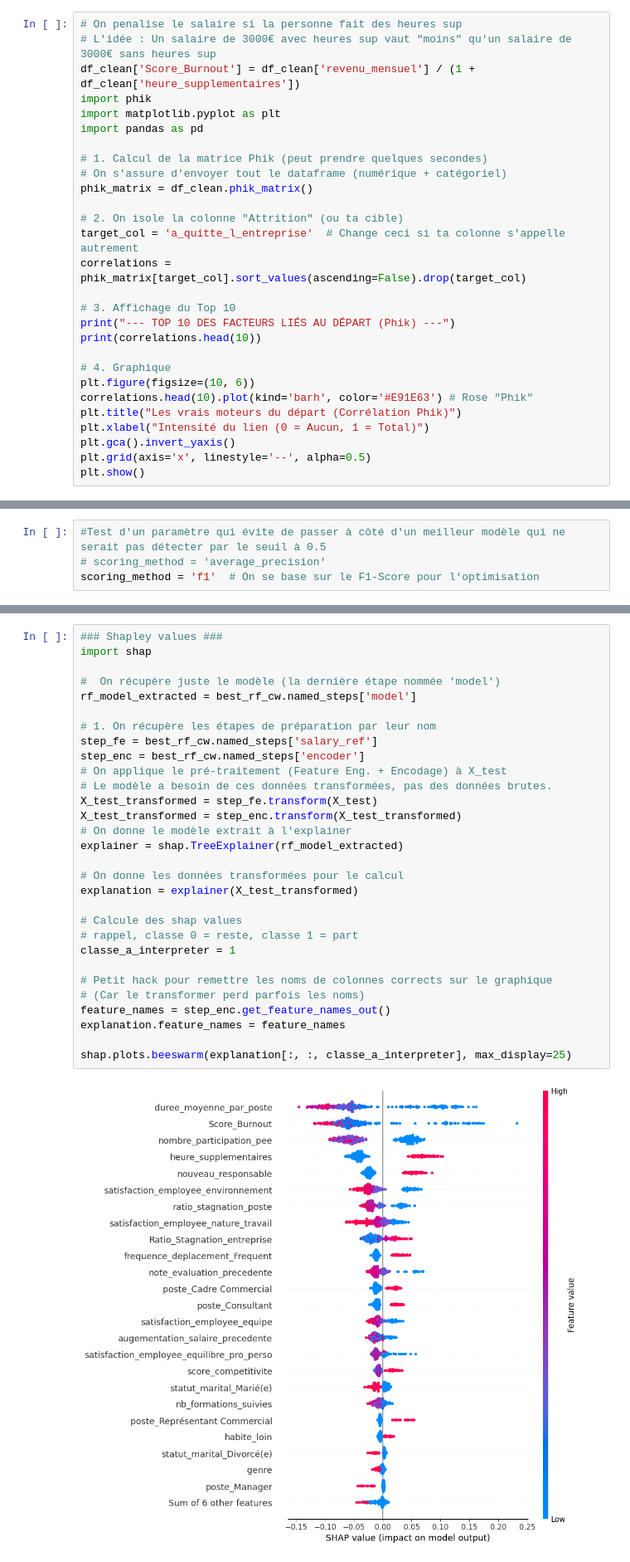
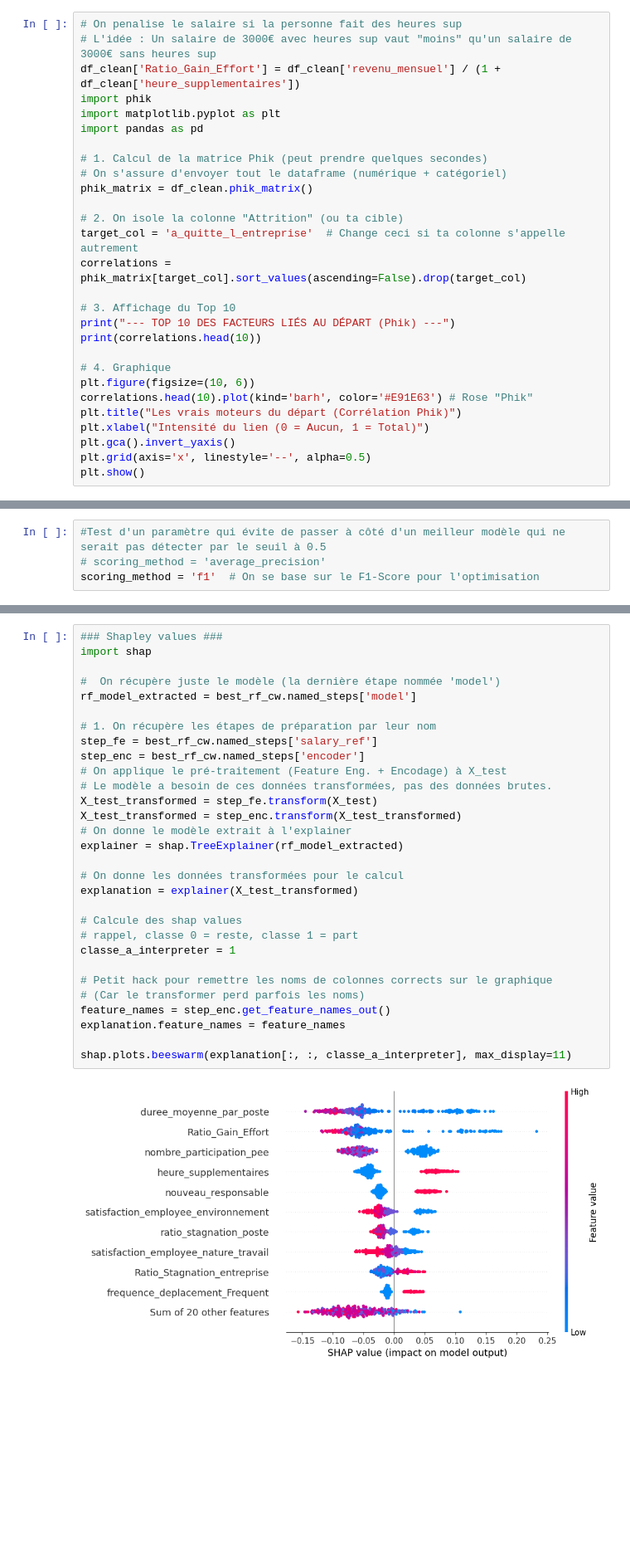
Before and after one commit to Apinsun/Projet4, a Jupyter notebook: projet4_v2.ipynb, the cells around one changed output, grey strips where cells are left out. Shown at 83% size. Drawn from its saved outputs; the diff is of its cells as text; blank space fills up the shorter version.

```diff
--- a/projet4_v2.ipynb
+++ b/projet4_v2.ipynb
@@ -387,7 +387,7 @@ plt.show()
 # %%
 # On penalise le salaire si la personne fait des heures sup
 # L'idée : Un salaire de 3000€ avec heures sup vaut "moins" qu'un salaire de 3000€ sans heures sup
-df_clean['Score_Burnout'] = df_clean['revenu_mensuel'] / (1 + df_clean['heure_supplementaires'])
+df_clean['Ratio_Gain_Effort'] = df_clean['revenu_mensuel'] / (1 + df_clean['heure_supplementaires'])
 import phik
 import matplotlib.pyplot as plt
 import pandas as pd
@@ -1221,35 +1249,35 @@ Passing `palette` without assigning `hue` is deprecated and will be removed in v
 # %%
 ### Shapley values ###
 import shap
 
 #  On récupère juste le modèle (la dernière étape nommée 'model')
 rf_model_extracted = best_rf_cw.named_steps['model']
 
 # 1. On récupère les étapes de préparation par leur nom
 step_fe = best_rf_cw.named_steps['salary_ref']
 step_enc = best_rf_cw.named_steps['encoder']
 # On applique le pré-traitement (Feature Eng. + Encodage) à X_test
 # Le modèle a besoin de ces données transformées, pas des données brutes.
 X_test_transformed = step_fe.transform(X_test)
 X_test_transformed = step_enc.transform(X_test_transformed)
 # On donne le modèle extrait à l'explainer
 explainer = shap.TreeExplainer(rf_model_extracted)
 
 # On donne les données transformées pour le calcul
 explanation = explainer(X_test_transformed)
 
 # Calcule des shap values
 # rappel, classe 0 = reste, classe 1 = part
 classe_a_interpreter = 1
 
 # Petit hack pour remettre les noms de colonnes corrects sur le graphique
 # (Car le transformer perd parfois les noms)
 feature_names = step_enc.get_feature_names_out()
 explanation.feature_names = feature_names
 
-shap.plots.beeswarm(explanation[:, :, classe_a_interpreter], max_display=25)
+shap.plots.beeswarm(explanation[:, :, classe_a_interpreter], max_display=11)
 # %% [output]
-[figure, old version]
+[figure, new version]
 # %%
 # shap.initjs() # Nécessaire pour les notebooks interactifs
 # # Visualiser la nème prédiction du jeu de test, valeurs locales
```
Also changed, not shown: parts of 20 cells of this notebook, 1 other file.
